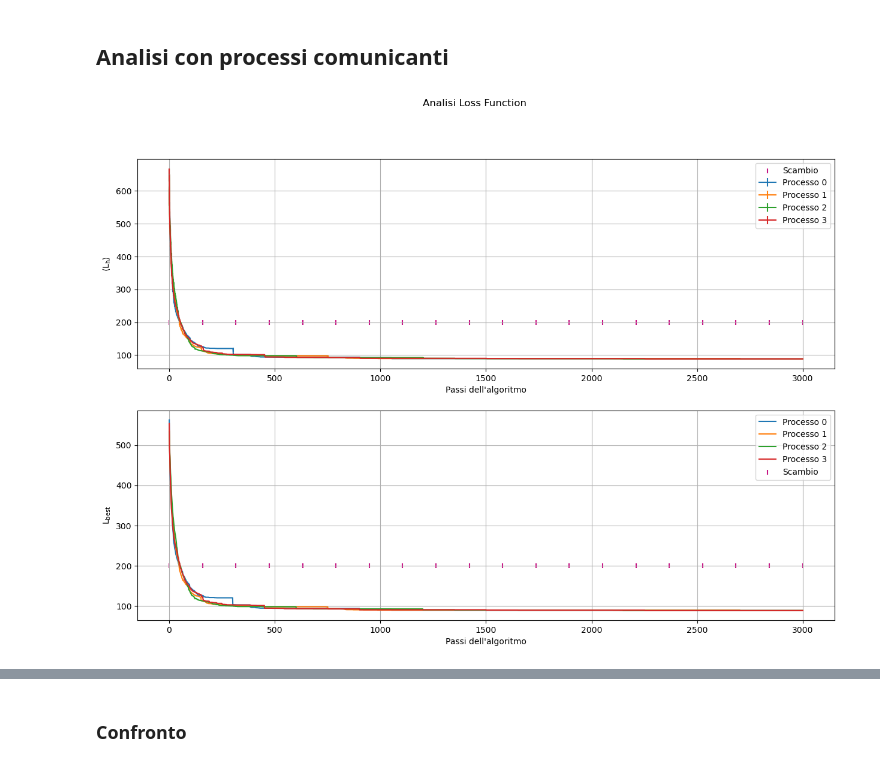
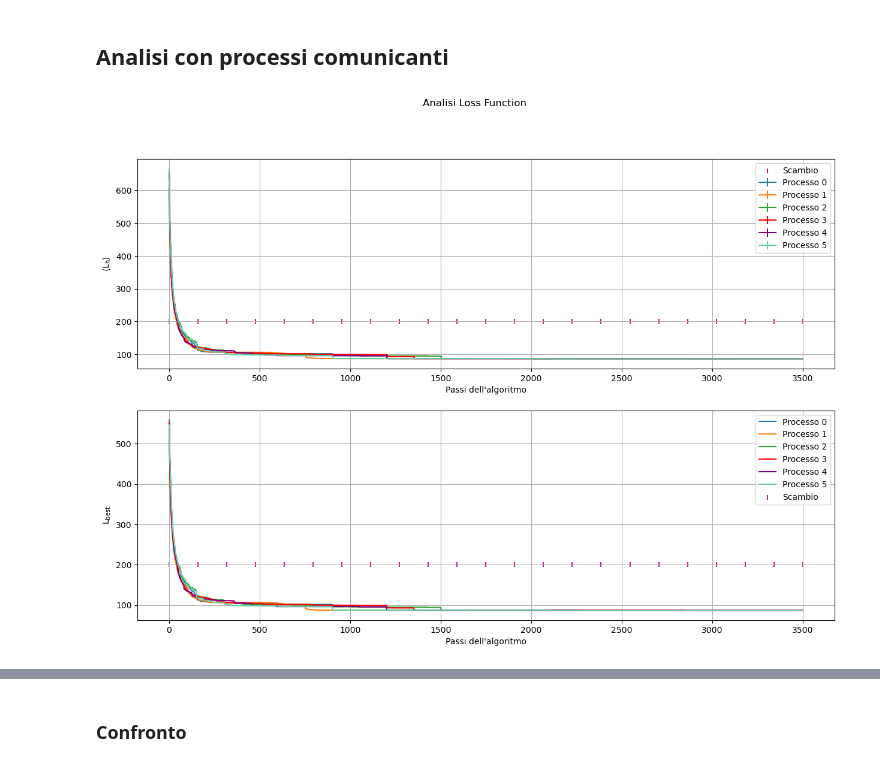
Before and after one commit to angela-bonato/LaboratorioSimulazioneNumerica, a Jupyter notebook: Es10/Esercitazione10.ipynb, the cells around one changed output, grey strips where cells are left out. Drawn from its saved outputs; the diff is of its cells as text; code cells hidden in the pictures.

```diff
--- a/Es10/Esercitazione10.ipynb
+++ b/Es10/Esercitazione10.ipynb
@@ -4,7 +4,7 @@ import numpy as np
 # %% [markdown]
 # Esercitazione 10
 # %%
-Nstep=3000  #numero di step
+Nstep=3500  #numero di step
 x=np.arange(Nstep)+1  #vettore delle ascisse dei punti plottati
 Nmigr=150
 swap_x=np.linspace(1, Nstep-1, int(Nstep/Nmigr))
@@ -97,36 +121,46 @@ c_1_meanL, c_1_errorsL=np.loadtxt("Comunicanti/besthalfloss_1.dat", usecols=(0,
 
 c_2_bestL=np.loadtxt("Comunicanti/bestloss_2.dat",  unpack="true")
 c_2_meanL, c_2_errorsL=np.loadtxt("Comunicanti/besthalfloss_2.dat", usecols=(0, 1),  unpack="true")  #vettori delle ordinate dei punti plottati e delle barre d'errore
 
 c_3_bestL=np.loadtxt("Comunicanti/bestloss_3.dat",  unpack="true")
 c_3_meanL, c_3_errorsL=np.loadtxt("Comunicanti/besthalfloss_3.dat", usecols=(0, 1),  unpack="true")  #vettori delle ordinate dei punti plottati e delle barre d'errore
 
+c_4_bestL=np.loadtxt("Comunicanti/bestloss_4.dat",  unpack="true")
+c_4_meanL, c_4_errorsL=np.loadtxt("Comunicanti/besthalfloss_4.dat", usecols=(0, 1),  unpack="true")  #vettori delle ordinate dei punti plottati e delle barre d'errore
+
+c_5_bestL=np.loadtxt("Comunicanti/bestloss_5.dat",  unpack="true")
+c_5_meanL, c_5_errorsL=np.loadtxt("Comunicanti/besthalfloss_5.dat", usecols=(0, 1),  unpack="true")  #vettori delle ordinate dei punti plottati e delle barre d'errore
+
 clfig ,(clplt1, clplt2) = plt.subplots(2, 1, figsize=(15, 10))
 
 clplt1.errorbar(x, c_0_meanL, yerr=c_0_errorsL, label="Processo 0")
 clplt1.errorbar(x, c_1_meanL, yerr=c_1_errorsL, label="Processo 1")
 clplt1.errorbar(x, c_2_meanL, yerr=c_2_errorsL, label="Processo 2")
-clplt1.errorbar(x, c_3_meanL, yerr=c_3_errorsL, label="Processo 3")
+clplt1.errorbar(x, c_3_meanL, yerr=c_3_errorsL, label="Processo 3", color='red')
+clplt1.errorbar(x, c_4_meanL, yerr=c_4_errorsL, label="Processo 4", color='purple')
+clplt1.errorbar(x, c_5_meanL, yerr=c_5_errorsL, label="Processo 5", color='mediumaquamarine')
 clplt1.scatter(swap_x, swap_y, color='mediumvioletred', label='Scambio', marker='|')
 clplt1.set_xlabel("Passi dell'algoritmo")
 clplt1.set_ylabel(r"$\left<\mathrm{L_h}\right>$")
 clplt1.legend()
 clplt1.grid(True)
 
 clplt2.plot(x, c_0_bestL, label="Processo 0")
 clplt2.plot(x, c_1_bestL, label="Processo 1")
 clplt2.plot(x, c_2_bestL, label="Processo 2")
-clplt2.plot(x, c_3_bestL, label="Processo 3")
+clplt2.plot(x, c_3_bestL, label="Processo 3", color='red')
+clplt2.plot(x, c_4_bestL, label="Processo 4", color='purple')
+clplt2.plot(x, c_5_bestL, label="Processo 5", color='mediumaquamarine')
 clplt2.scatter(swap_x, swap_y, color='mediumvioletred', label='Scambio', marker='|')
 clplt2.set_xlabel("Passi dell'algoritmo")
 clplt2.set_ylabel(r"$\mathrm{L_{best}}$")
 clplt2.legend()
 clplt2.grid(True)
 
 clfig.suptitle("Analisi Loss Function")
 plt.show()
 # %% [output]
-[figure, old version]
+[figure, new version]
 # %%
 c_0_x, c_0_y=np.loadtxt("Comunicanti/bestpath_0.dat", usecols=(0, 1), unpack="true")
 c_1_x, c_1_y=np.loadtxt("Comunicanti/bestpath_1.dat", usecols=(0, 1), unpack="true")
```
Also changed, not shown: parts of 4 cells of this notebook, 33 other files.
